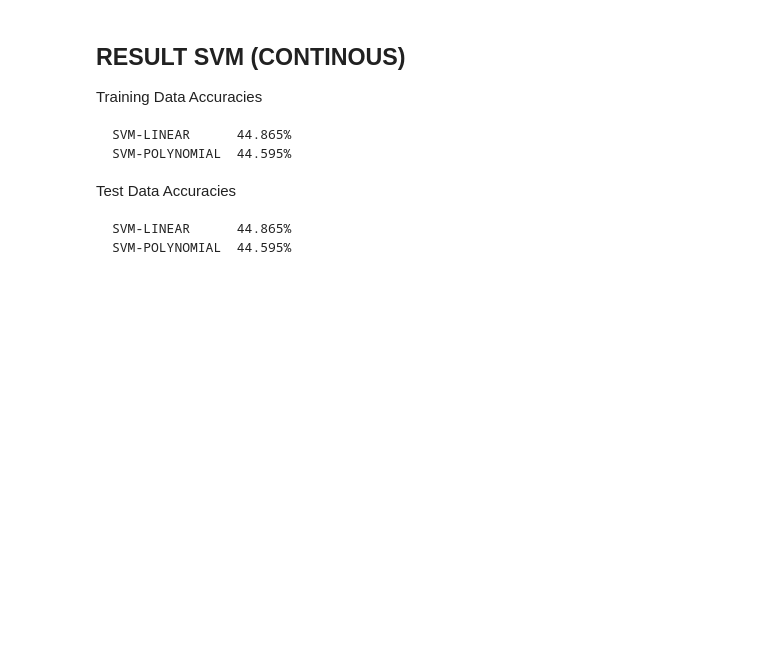
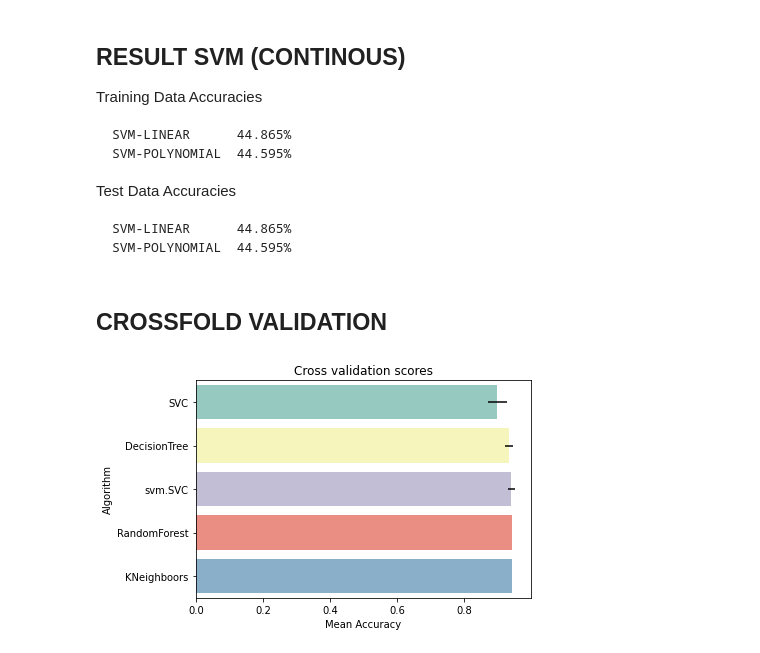
Before and after one commit to NoerNikmat/machine_learning_models_for_absenteeism_at_work_dataset, a Jupyter notebook: 3_Machine_Learning_Modelling.ipynb, the cells around one changed output. Cells and saved outputs as stored; diff of their text form; code cells hidden in the pictures; blank space fills up the shorter version.

```diff
--- a/3_Machine_Learning_Modelling.ipynb
+++ b/3_Machine_Learning_Modelling.ipynb
@@ -994,3 +996,43 @@ Test Data Accuracies
 
     SVM-LINEAR      44.865%
     SVM-POLYNOMIAL  44.595%
+# %% [markdown]
+## CROSSFOLD VALIDATION
+# %%
+dataset_categorical =data_cat
+dataset_continuous = data_con
+target = dataset_categorical['Absenteeism categories']
+# %%
+#  define the response and target varaibles
+features = data_cat.drop(['Absenteeism categories'],axis = 1)
+# standardize the varaibles
+features_scaled = StandardScaler().fit_transform(features)
+x_train,x_test,y_train,y_test = train_test_split(features_scaled,target,test_size = 0.05,random_state = 121)
+# %%
+kfold = StratifiedKFold(n_splits=10)
+
+random_state = 123
+classifiers = []
+classifiers.append(DecisionTreeClassifier(random_state=random_state))
+classifiers.append(RandomForestClassifier(random_state=random_state))
+classifiers.append(KNeighborsClassifier())
+classifiers.append(svm.SVC(random_state=random_state))
+classifiers.append(SVC(random_state=random_state))
+cv_results = []
+
+for classifier in classifiers :
+    cv_results.append(cross_val_score(classifier, x_train, y = y_train, scoring = "accuracy", cv = kfold, n_jobs=4))
+
+cv_means = []
+cv_std = []
+for cv_result in cv_results:
+    cv_means.append(cv_result.mean())
+    cv_std.append(cv_result.std())
+
+cv_res = pd.DataFrame({"CrossValMeans":cv_means,"CrossValerrors": cv_std,"Algorithm":["SVC","DecisionTree","svm.SVC","RandomForest","KNeighboors"]})
+
+g = sns.barplot("CrossValMeans","Algorithm",data = cv_res, palette="Set3",orient = "h",**{'xerr':cv_std})
+g.set_xlabel("Mean Accuracy")
+g = g.set_title("Cross validation scores")
+# %% [output]
+[figure, added]
```
Also changed, not shown: parts of 12 cells of this notebook.
